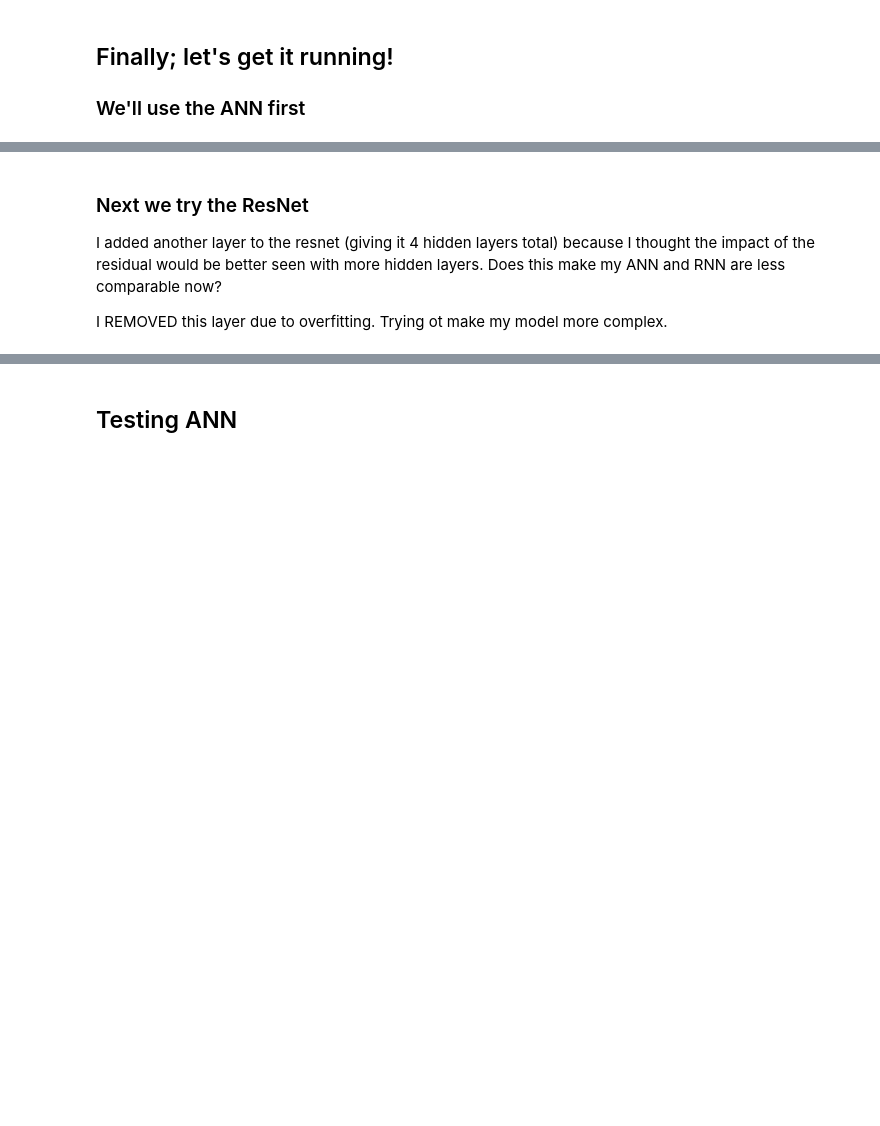
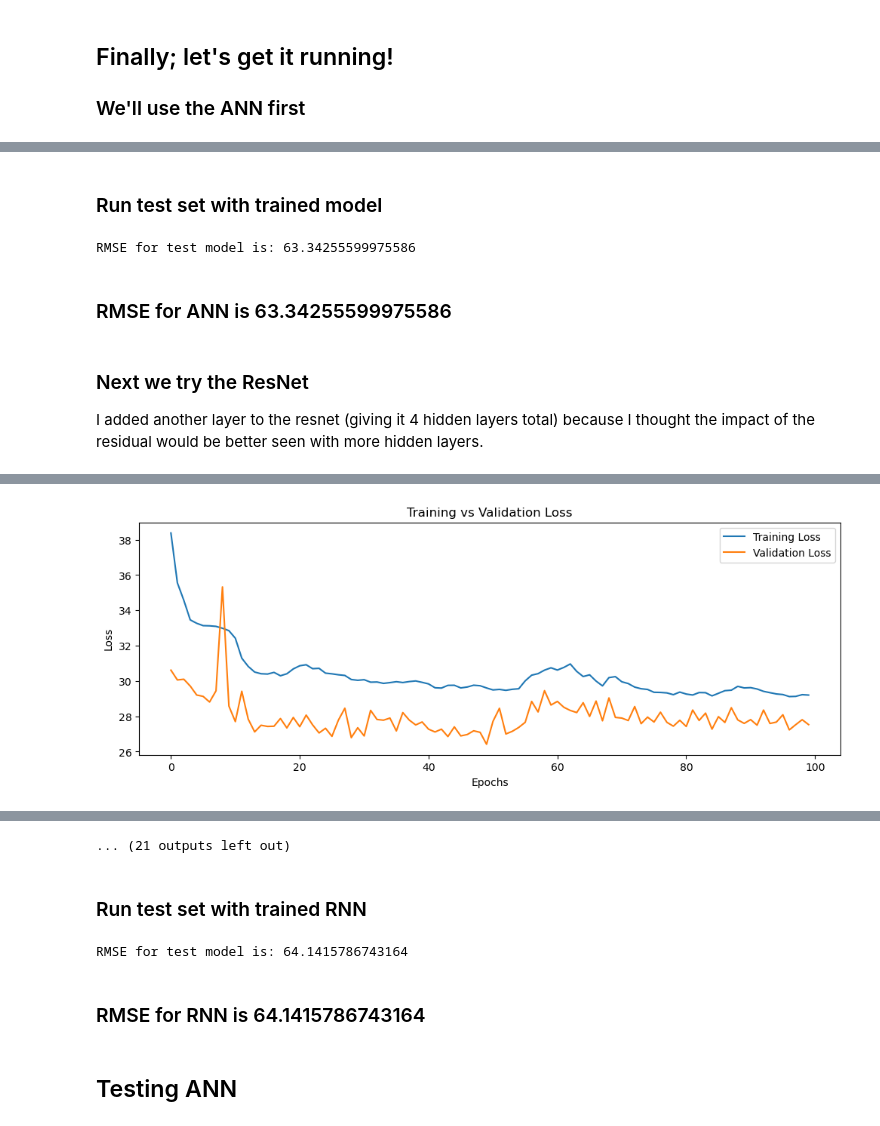
Before and after one commit to koreogundele/chem277b-final-project, a Jupyter notebook: predicting_ani_energies.ipynb, the cells around one changed output, grey strips where cells are left out. Drawn from its saved outputs; the diff is of its cells as text; code cells hidden in the pictures; blank space fills up the shorter version.

```diff
--- a/predicting_ani_energies.ipynb
+++ b/predicting_ani_energies.ipynb
@@ -7038,13 +7039,11 @@ class Trainer():
         losses: float
         acc: float
         """
-        #inputs = torch.tensor(inputs, dtype= torch.float)
-        inputs = inputs.clone().detach().requires_grad_(True)
-        #outputs = torch.tensor(outputs, dtype=torch.int64)
-        outputs = outputs.clone().detach().requires_grad_(True)
+        inputs = torch.tensor(inputs, dtype= torch.float)
+        #inputs = inputs.clone().detach().requires_grad_(True)
+        outputs = torch.tensor(outputs, dtype=torch.int64)
+        #outputs = outputs.clone().detach().requires_grad_(True)
 
-        #inputs = inputs.reshape(-1, 1024)
-        #loss_fn = nn.CrossEntropyLoss()
         loss_fn = nn.MSELoss()
 
         self.model.eval()
@@ -7065,8 +7064,9 @@ class Trainer():
                 loss += loss_fn(batch_predictions, batch_output) * batch_importance
                 acc = acc + batch_acc
 
+
         if print_acc:
-            print("Accuracy: %.3f" % acc)
+            print(f"RMSE for test model is: {np.sqrt(loss)}")
         return loss, acc
 # %% [markdown]
 # building ANN
@@ -7095,7 +7095,7 @@ class ANN1(nn.Module):
 
     # Initialize weights from a normal distribution and biases to zero
     def init_weights(self):
-        for layer in [self.hidden_layer1, self.hidden_layer3, self.output_layer]:
+        for layer in [self.hidden_layer1, self.hidden_layer2, self.hidden_layer3, self.output_layer]:
             nn.init.normal_(layer.weight, mean=0, std=0.01)
             nn.init.constant_(layer.bias, 0)
 
@@ -7169,9 +7143,16 @@ with open('trained_model.pkl', 'rb') as file:
+# %% [markdown]
+### Run test set with trained model
+# %%
+test_model1 = Trainer(model=model1_trained, optimizer_type="Adam", learning_rate=1e-3, epoch=100, batch_size=25)
+model1_results = test_model1.evaluate(ani5_reps, ani5_energies)
+# %% [output]
+RMSE for test model is: 63.34255599975586
+# %% [markdown]
+### RMSE for ANN is 63.34255599975586
 # %% [markdown]
 ### Next we try the ResNet
 
-I added another layer to the resnet (giving it 4 hidden layers total) because I thought the impact of the residual would be better seen with more hidden layers. Does this make my ANN and RNN are less comparable now?
-
-I REMOVED this layer due to overfitting. Trying ot make my model more complex.
+I added another layer to the resnet (giving it 4 hidden layers total) because I thought the impact of the residual would be better seen with more hidden layers.
 # %%
 class RNN(nn.Module):
     def __init__(self):
@@ -7227,5 +7208,6 @@ for idx, (train_index, val_index) in enumerate(kf.split(mbtr_reps)):
 
     model2 = RNN()
     model2.fc4 = nn.Linear(64, 1)
-    train_model2 = TrainerOld(model=model2, optimizer_type="Adam", learning_rate=1e-3, epoch=60, batch_size=20)
+    train_model2 = Trainer(model= model2, optimizer_type= "Adam", learning_rate= 1e-3, epoch= 100, batch_size= 25)
     model2_results = train_model2.train(test_molecules, test_energies, val_molecules, val_energies, l2=True)
+# %% [output]
@@ -7231,0 +7234 @@ for idx, (train_index, val_index) in enumerate(kf.split(mbtr_reps)):
+[figure, added]
@@ -7231,0 +7237,3 @@ for idx, (train_index, val_index) in enumerate(kf.split(mbtr_reps)):
+... (21 outputs left out)
+# %% [markdown]
+### Run test set with trained RNN
@@ -7232,3 +7248,10 @@ for idx, (train_index, val_index) in enumerate(kf.split(mbtr_reps)):
+# %%
+test_rnn = Trainer(model = rnn_trained, optimizer_type = "Adam", learning_rate = 1e-3, epoch = 100, batch_size = 25)
+rnn_results = test_rnn.evaluate(ani5_reps, ani5_energies)
+# %% [output]
+RMSE for test model is: 64.1415786743164
+# %% [markdown]
+### RMSE for RNN is 64.1415786743164
 # %% [markdown]
 ## Testing ANN
 # %%
```
Also changed, not shown: parts of 15 cells of this notebook, 1 other file.
